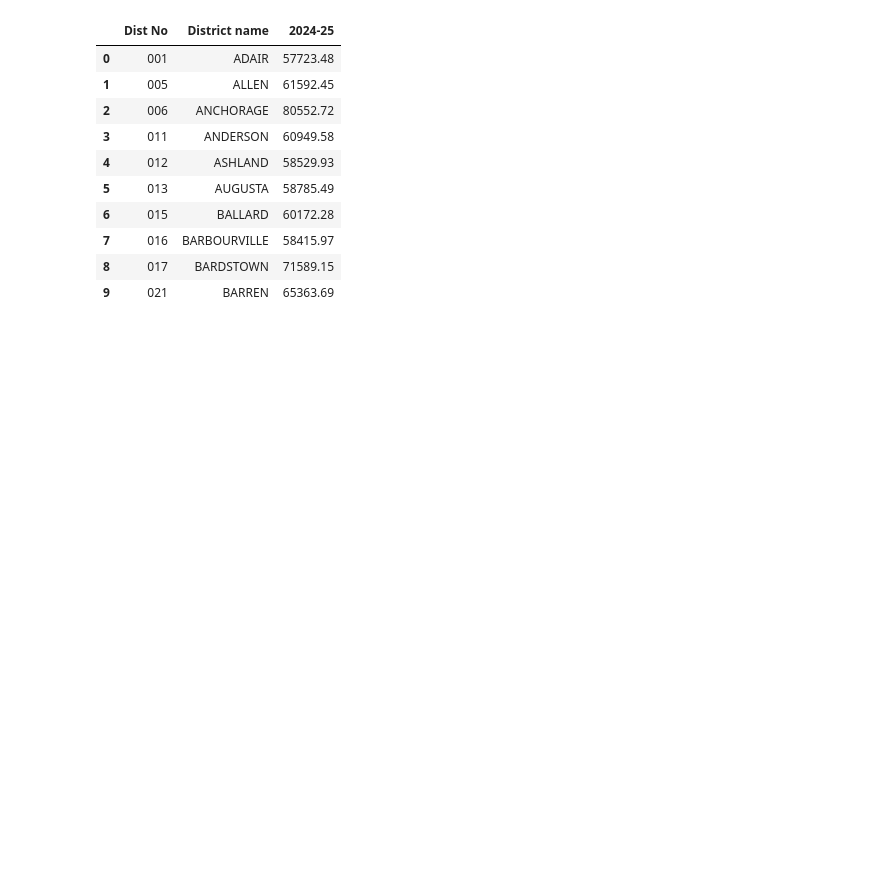
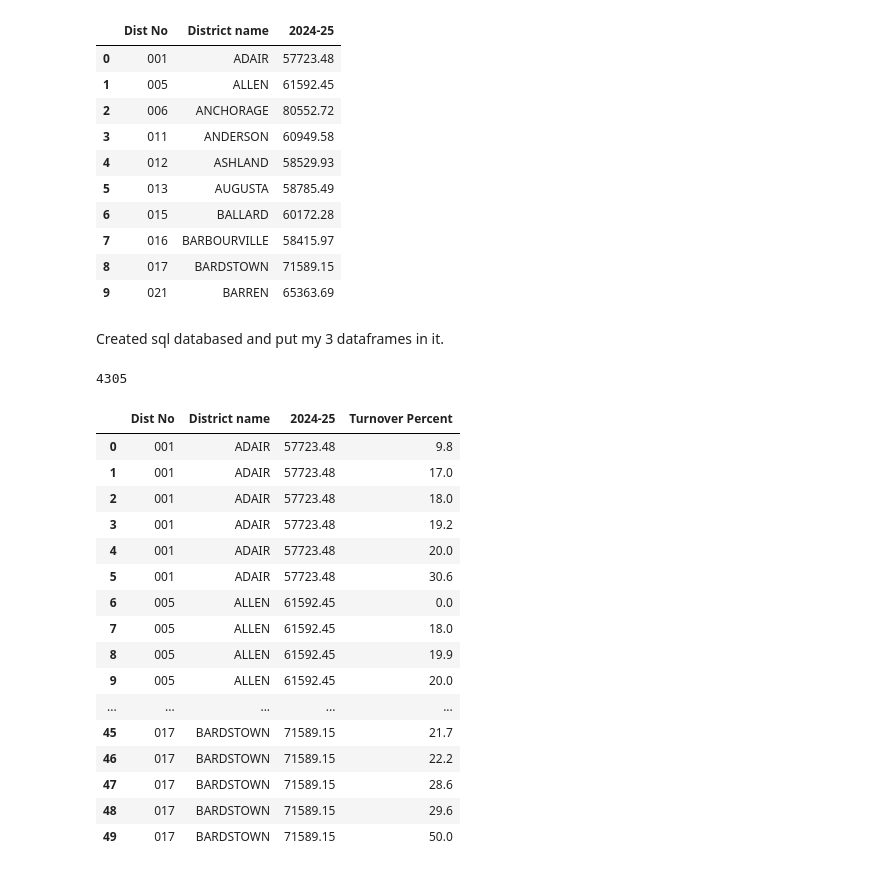
Before and after one commit to LucyHCollins/Teacher_Turnover, a Jupyter notebook: Capstone.ipynb, the cells around one changed output. Drawn from its saved outputs; the diff is of its cells as text; code cells hidden in the pictures; blank space fills up the shorter version.

Commit message:
connecting tables with sql

```diff
--- a/Capstone.ipynb
+++ b/Capstone.ipynb
@@ -210,3 +211,42 @@ df_selected_Teacher_Salary.head(10)
 | 7 | 016 | BARBOURVILLE | 58415.97 |
 | 8 | 017 | BARDSTOWN | 71589.15 |
 | 9 | 021 | BARREN | 65363.69 |
+# %% [markdown]
+Created sql databased and put my 3 dataframes in it.
+# %%
+conn = sqlite3.connect("my_database.db")
+
+df_selected_Teacher_Salary.to_sql("salary", conn, if_exists="replace", index=False)
+df_dropped_columns_Teacher_Turnover.to_sql("turnover", conn, if_exists="replace", index=False)
+df_dropped_columns_Working_Conditions.to_sql("conditions", conn, if_exists="replace", index=False)
+# %% [output]
+4305
+# %%
+query = """
+SELECT
+    s.*,
+    t."Turnover Percent"
+FROM salary s
+JOIN turnover t
+    ON s."Dist No" = t."District Number"
+"""
+result = pd.read_sql_query(query, conn)
+result.head(50)
+# %% [output]
+|  | Dist No | District name | 2024-25 | Turnover Percent |
+| 0 | 001 | ADAIR | 57723.48 | 9.8 |
+| 1 | 001 | ADAIR | 57723.48 | 17.0 |
+| 2 | 001 | ADAIR | 57723.48 | 18.0 |
+| 3 | 001 | ADAIR | 57723.48 | 19.2 |
+| 4 | 001 | ADAIR | 57723.48 | 20.0 |
+| 5 | 001 | ADAIR | 57723.48 | 30.6 |
+| 6 | 005 | ALLEN | 61592.45 | 0.0 |
+| 7 | 005 | ALLEN | 61592.45 | 18.0 |
+| 8 | 005 | ALLEN | 61592.45 | 19.9 |
+| 9 | 005 | ALLEN | 61592.45 | 20.0 |
+| ... | ... | ... | ... | ... |
+| 45 | 017 | BARDSTOWN | 71589.15 | 21.7 |
+| 46 | 017 | BARDSTOWN | 71589.15 | 22.2 |
+| 47 | 017 | BARDSTOWN | 71589.15 | 28.6 |
+| 48 | 017 | BARDSTOWN | 71589.15 | 29.6 |
+| 49 | 017 | BARDSTOWN | 71589.15 | 50.0 |
```
Also changed, not shown: parts of 1 cell of this notebook, 2 other files.
